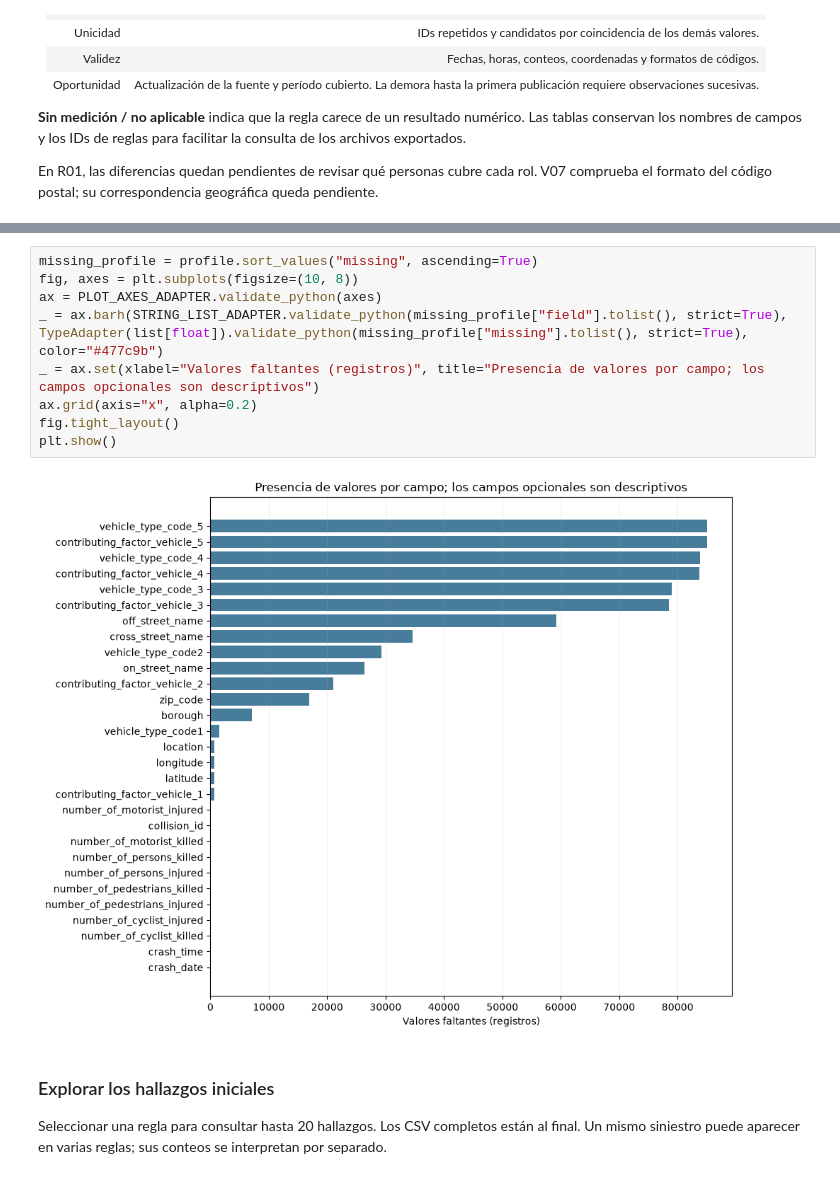
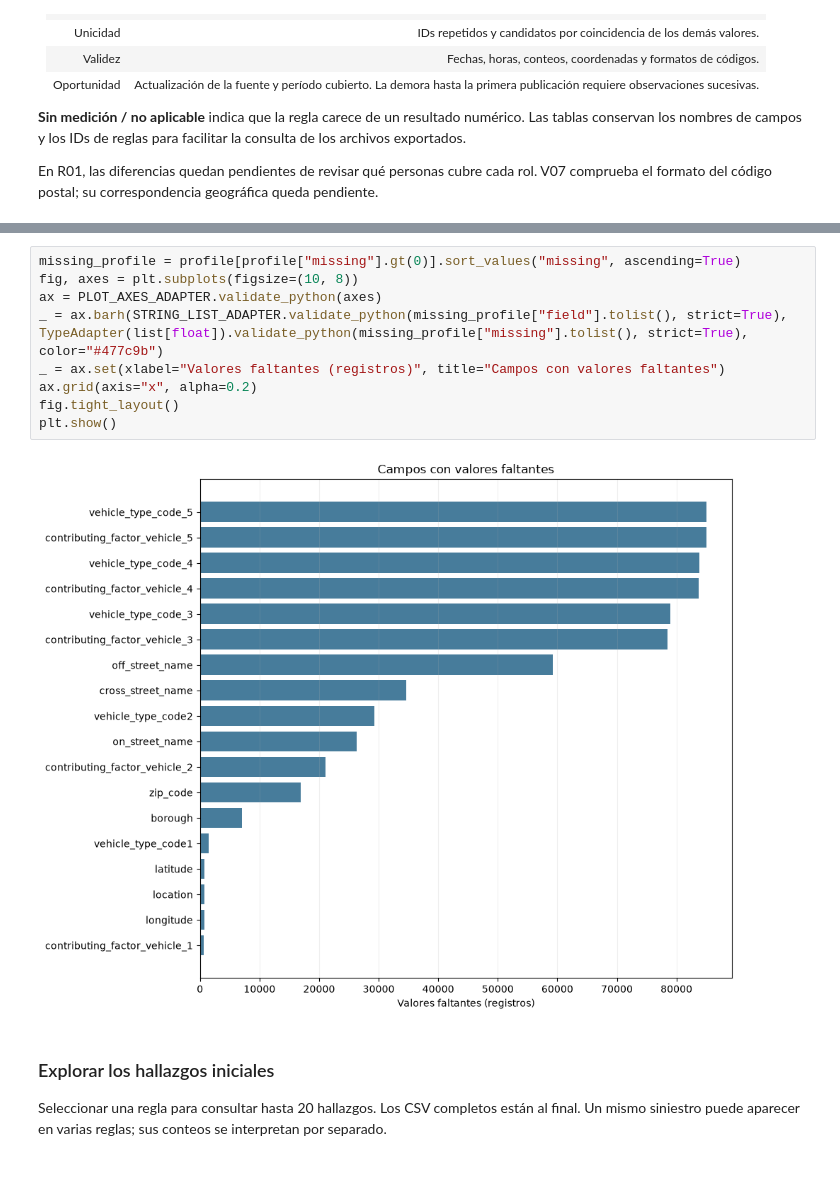
Before and after one commit to CrisRPia/nyc-collisions-data-quality, a Jupyter notebook: data_quality_project.ipynb, the cells around one changed output, grey strips where cells are left out. Saved outputs shown, nothing was run; the diff lists cells and outputs as text.

```diff
--- a/data_quality_project.ipynb
+++ b/data_quality_project.ipynb
@@ -279,14 +201,14 @@ Muestra del registro de hallazgos
 # %%
-missing_profile = profile.sort_values("missing", ascending=True)
+missing_profile = profile[profile["missing"].gt(0)].sort_values("missing", ascending=True)
 fig, axes = plt.subplots(figsize=(10, 8))
 ax = PLOT_AXES_ADAPTER.validate_python(axes)
 _ = ax.barh(STRING_LIST_ADAPTER.validate_python(missing_profile["field"].tolist(), strict=True), TypeAdapter(list[float]).validate_python(missing_profile["missing"].tolist(), strict=True), color="#477c9b")
-_ = ax.set(xlabel="Valores faltantes (registros)", title="Presencia de valores por campo; los campos opcionales son descriptivos")
+_ = ax.set(xlabel="Valores faltantes (registros)", title="Campos con valores faltantes")
 ax.grid(axis="x", alpha=0.2)
 fig.tight_layout()
 plt.show()
 # %% [output]
-[figure, old version]
+[figure, new version]
 # %% [markdown]
 ### Explorar los hallazgos iniciales
 
```
Also changed, not shown: parts of 16 cells of this notebook, 1 other file.
